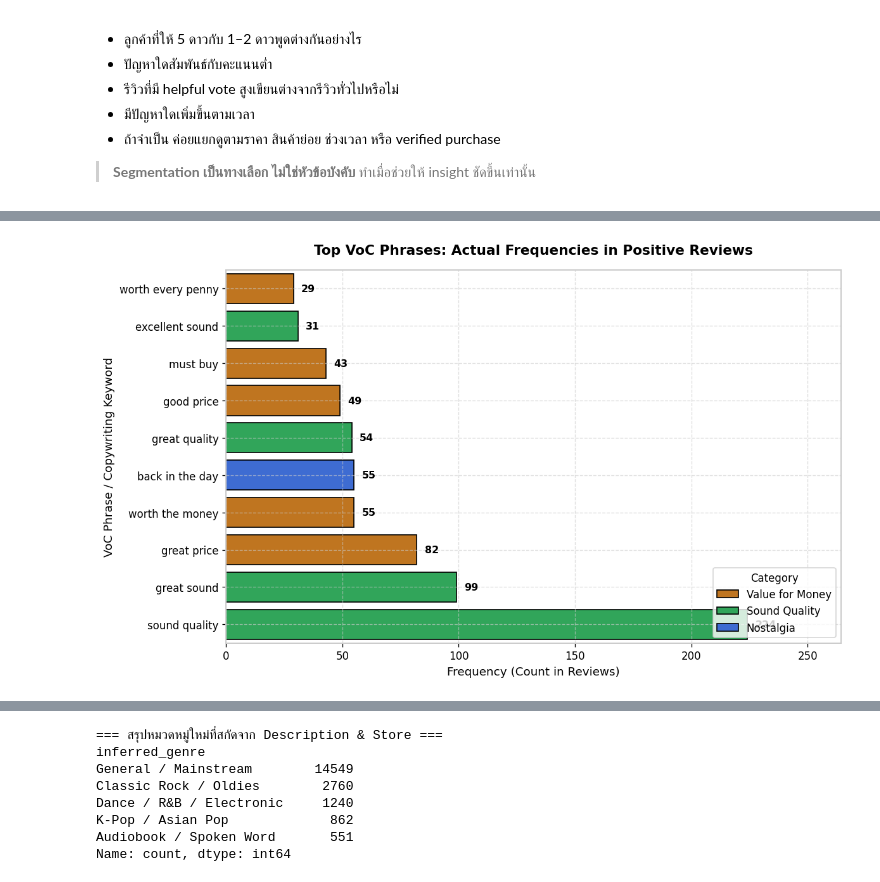
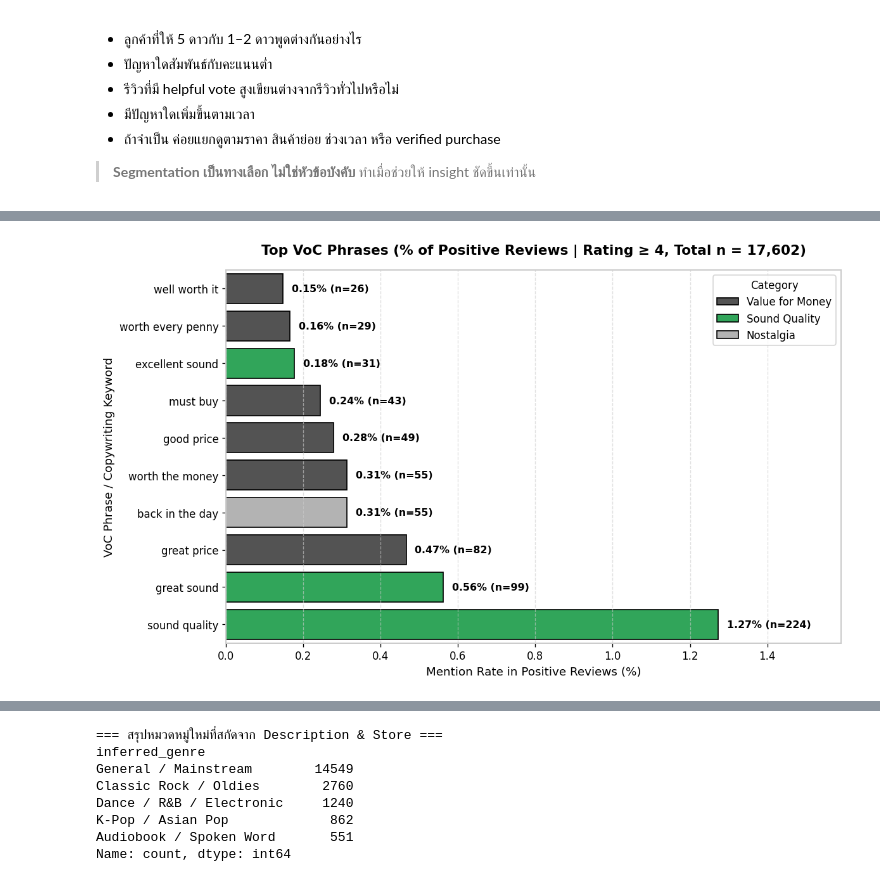
Before and after one commit to audomsak-pypy/Project1-Text_Analytics69, a Jupyter notebook: Project1_Text_Analytics69_Teams.ipynb, the cells around one changed output, grey strips where cells are left out. Cells and saved outputs as stored; diff of their text form; code cells hidden in the pictures.

```diff
--- a/Project1_Text_Analytics69_Teams.ipynb
+++ b/Project1_Text_Analytics69_Teams.ipynb
@@ -1084,0 +1149,4 @@ Part 1: Sentiment Contrast (เปรียบเทียบรีวิว 4
+# %%
+for c in FEATS:
+    t = df_joined.groupby(c)['rating'].agg(['mean', 'count']).round(2)
+    print(c); display(t)
@@ -1685,11 +1574,11 @@ import pandas as pd
 import seaborn as sns
 
 # ==========================================
-# 1. SET SPOTIFY THEME & PALETTE (LIGHT THEME)
+# 1. SET SPOTIFY THEME & PALETTE (GREEN, BLACK/DARK GRAY, LIGHT GRAY)
 # ==========================================
-SPOTIFY_GREEN = '#1DB954'
-ROYAL_BLUE = '#2563EB'
-WARM_AMBER = '#D97706'
+SPOTIFY_GREEN = '#1DB954'  # เขียว (Sound Quality)
+DARK_GRAY = '#B3B3B3'      # เทาอ่อน (Nostalgia)
+LIGHT_GRAY = '#535353'     # เทาดำ (Value for Money)
 BG_COLOR = '#FFFFFF'
 TEXT_COLOR = '#000000'
 GRID_COLOR = '#CCCCCC'
@@ -1709,22 +1598,30 @@ plt.rcParams.update({
     'font.size': 10,
 })
 
+palette = {
+    'Sound Quality': SPOTIFY_GREEN,
+    'Nostalgia': DARK_GRAY,
+    'Value for Money': LIGHT_GRAY,
+}
+
 # ==========================================
-# 2. EXTRACT REAL VOC FREQUENCIES FROM df_joined
+# 2. EXTRACT REAL VOC FREQUENCIES & CALCULATE %
 # ==========================================
 
-# 2.1 กรองเฉพาะรีวิวเชิงบวก (4 หรือ 5 ดาว)
+# 2.1 Filter positive reviews (>= 4 stars)
 if 'rating' in df_joined.columns:
-  positive_reviews = df_joined[df_joined['rating'] >= 4]['cleaned_text']
+  pos_mask = df_joined['rating'] >= 4
 elif 'overall' in df_joined.columns:
-  positive_reviews = df_joined[df_joined['overall'] >= 4]['cleaned_text']
+  pos_mask = df_joined['overall'] >= 4
 else:
-  positive_reviews = df_joined['cleaned_text']
+  pos_mask = pd.Series([True] * len(df_joined))
 
-# 2.2 กำหนดคลังวลี VoC และเพิ่มหมวดหมู่ Value for Money
+positive_reviews = df_joined.loc[pos_mask, 'cleaned_text']
+n_pos = len(positive_reviews)  # Total positive reviews denominator
+
+# 2.2 VoC Dictionary
 voc_dictionary = {
     # Sound Quality
-    'great quality': 'Sound Quality',
     'excellent sound': 'Sound Quality',
     'crystal clear': 'Sound Quality',
     'crisp audio': 'Sound Quality',
@@ -1741,7 +1638,7 @@ voc_dictionary = {
     'timeless classic': 'Nostalgia',
     'good old days': 'Nostalgia',
     'vintage feel': 'Nostalgia',
-    # Value for Money (เพิ่มหมวดหมู่ใหม่)
+    # Value for Money
     'worth every penny': 'Value for Money',
     'great value': 'Value for Money',
     'worth the money': 'Value for Money',
@@ -1752,19 +1649,25 @@ voc_dictionary = {
     'bargain price': 'Value for Money',
 }
 
-# 2.3 คำนวณความถี่จริงจากข้อความใน positive_reviews
+# 2.3 Calculate frequency and percentage
 voc_data = []
 for phrase, category in voc_dictionary.items():
   pattern = r'\b' + re.escape(phrase) + r'\b'
   freq = positive_reviews.str.contains(pattern, regex=True, na=False).sum()
+  pct = (freq / n_pos * 100) if n_pos > 0 else 0
 
-  voc_data.append({'Phrase': phrase, 'Frequency': freq, 'Category': category})
+  voc_data.append({
+      'Phrase': phrase,
+      'Frequency': freq,
+      'Percentage': pct,
+      'Category': category,
+  })
 
-# 2.4 แปลงเป็น DataFrame และคัดเลือก Top 10 วลีที่พบบ่อยที่สุด
+# 2.4 Select Top 10 phrases
 voc_real_df = pd.DataFrame(voc_data)
 voc_real_df = (
     voc_real_df[voc_real_df['Frequency'] > 0]
-    .sort_values(by='Frequency', ascending=False)
+    .sort_values(by='Percentage', ascending=False)
     .head(10)
     .reset_index(drop=True)
 )
@@ -1773,22 +1676,16 @@ voc_real_df = (
 # 3. PREPARE DATA & PLOT HORIZONTAL BAR CHART
 # ==========================================
 
-voc_plot_df = voc_real_df.sort_values(
-    by='Frequency', ascending=True
-).reset_index(drop=True)
+voc_plot_df = voc_real_df.sort_values(by='Percentage', ascending=True).reset_index(
+    drop=True
+)
 
 fig, ax = plt.subplots(figsize=(10, 6), dpi=120)
 
-# จับคู่สีตาม Category ทั้ง 3 มิติ
-palette = {
-    'Sound Quality': SPOTIFY_GREEN,
-    'Nostalgia': ROYAL_BLUE,
-    'Value for Money': WARM_AMBER,
-}
-
+# Plot using Percentage as X-axis
 sns.barplot(
     data=voc_plot_df,
-    x='Frequency',
+    x='Percentage',
     y='Phrase',
     hue='Category',
     palette=palette,
@@ -1797,45 +1694,51 @@ sns.barplot(
     ax=ax,
 )
 
-# เพิ่มป้ายกำกับตัวเลขความถี่จริง
-max_freq = voc_plot_df['Frequency'].max() if not voc_plot_df.empty else 100
+# Annotate percentage and exact count at the end of each bar
+max_pct = voc_plot_df['Percentage'].max() if not voc_plot_df.empty else 10
 for index, row in voc_plot_df.iterrows():
+  pct_val = row.Percentage
   freq_val = int(row.Frequency)
   ax.text(
-      freq_val + (max_freq * 0.015),
+      pct_val + (max_pct * 0.018),
       index,
-      f'{freq_val:,}',
+      f'{pct_val:.2f}% (n={freq_val:,})',
       va='center',
       ha='left',
       fontsize=9.5,
       fontweight='bold',
       color=TEXT_COLOR,
   )
 
-# ตกแต่งรายละเอียดกราฟ
+# Chart styling and labels
 ax.set_title(
-    'Top VoC Phrases: Actual Frequencies in Positive Reviews',
+    f'Top VoC Phrases (% of Positive Reviews | Rating ≥ 4, Total n = {n_pos:,})',
     fontsize=13,
     fontweight='bold',
     color=TEXT_COLOR,
     pad=15,
 )
-ax.set_xlabel('Frequency (Count in Reviews)', fontsize=11, color=TEXT_COLOR)
+ax.set_xlabel(
+    'Mention Rate in Positive Reviews (%)', fontsize=11, color=TEXT_COLOR
+)
 ax.set_ylabel(
     'VoC Phrase / Copywriting Keyword', fontsize=11, color=TEXT_COLOR
 )
-ax.set_xlim(0, max_freq * 1.18)
 
+ax.set_xlim(0, max_pct * 1.25)
+
+# Style & Position Legend
 ax.legend(
     title='Category',
     facecolor=BG_COLOR,
     edgecolor=GRID_COLOR,
     labelcolor=TEXT_COLOR,
-    loc='lower right',
+    loc='upper right',
 )
-ax.grid(True)
+
+ax.grid(True, axis='x')
 
 plt.tight_layout()
 plt.show()
 # %% [output]
-[figure, old version]
+[figure, new version]
```
Also changed, not shown: parts of 57 cells of this notebook.
